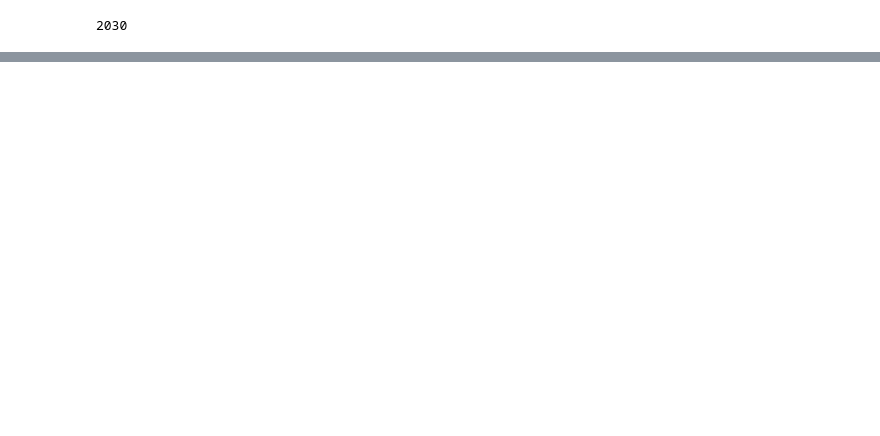
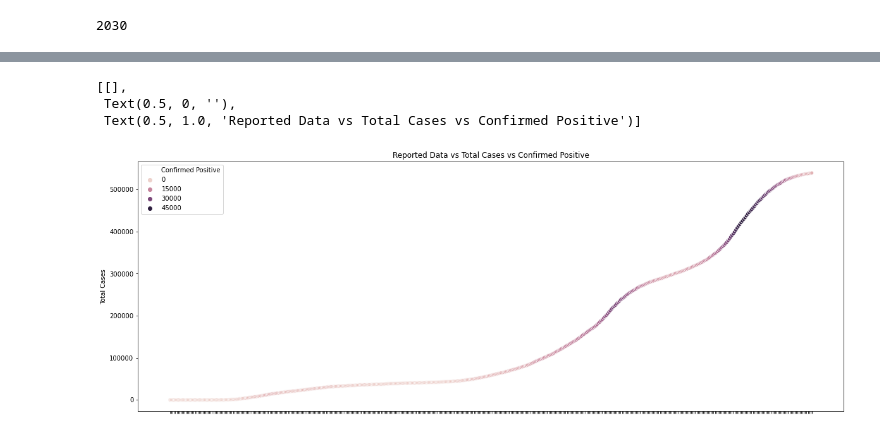
Before and after one commit to Real-VeerSandhu/Covid-19-Exploration, a Jupyter notebook: analysis.ipynb, the cells around one changed output, grey strips where cells are left out. Saved outputs shown, nothing was run; the diff lists cells and outputs as text; code cells hidden in the pictures; blank space fills up the shorter version.

Commit message:
Added graphs

```diff
--- a/analysis.ipynb
+++ b/analysis.ipynb
@@ -79,0 +105,9 @@ assessment_centre_df['active'].isnull().sum()
+# %%
+a4_dims = (20, 7.27)
+fig, ax = plt.subplots(figsize=a4_dims)
+sns.scatterplot(ax=ax, data=covid_testing_df, x='Reported Date', y='Total Cases', hue='Confirmed Positive').set(xlabel=None, xticklabels=[], title='Reported Data vs Total Cases vs Confirmed Positive')
+# %% [output]
+[[],
+ Text(0.5, 0, ''),
+ Text(0.5, 1.0, 'Reported Data vs Total Cases vs Confirmed Positive')]
+[figure, added]
```
Also changed, not shown: parts of 17 cells of this notebook, 1 other file.
